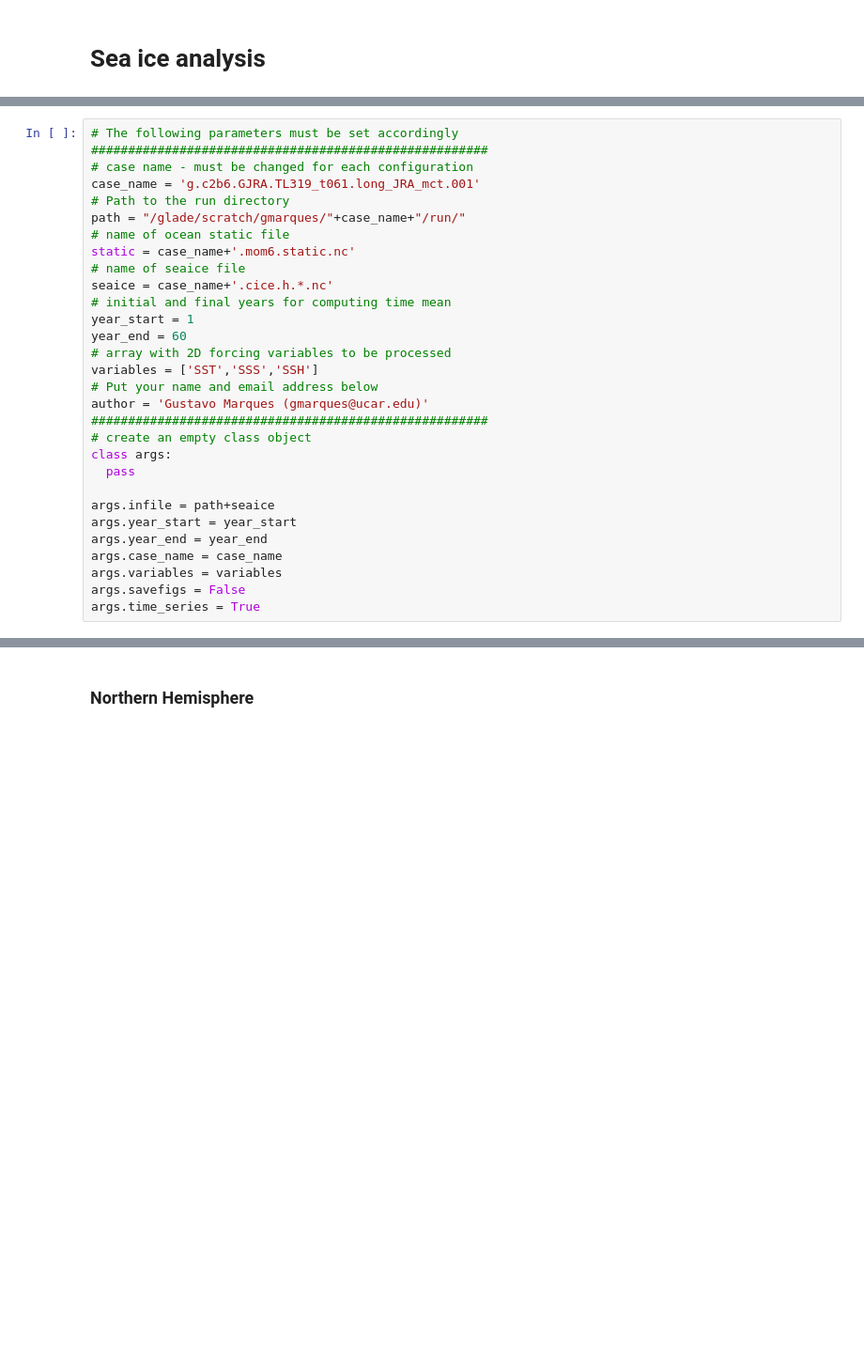
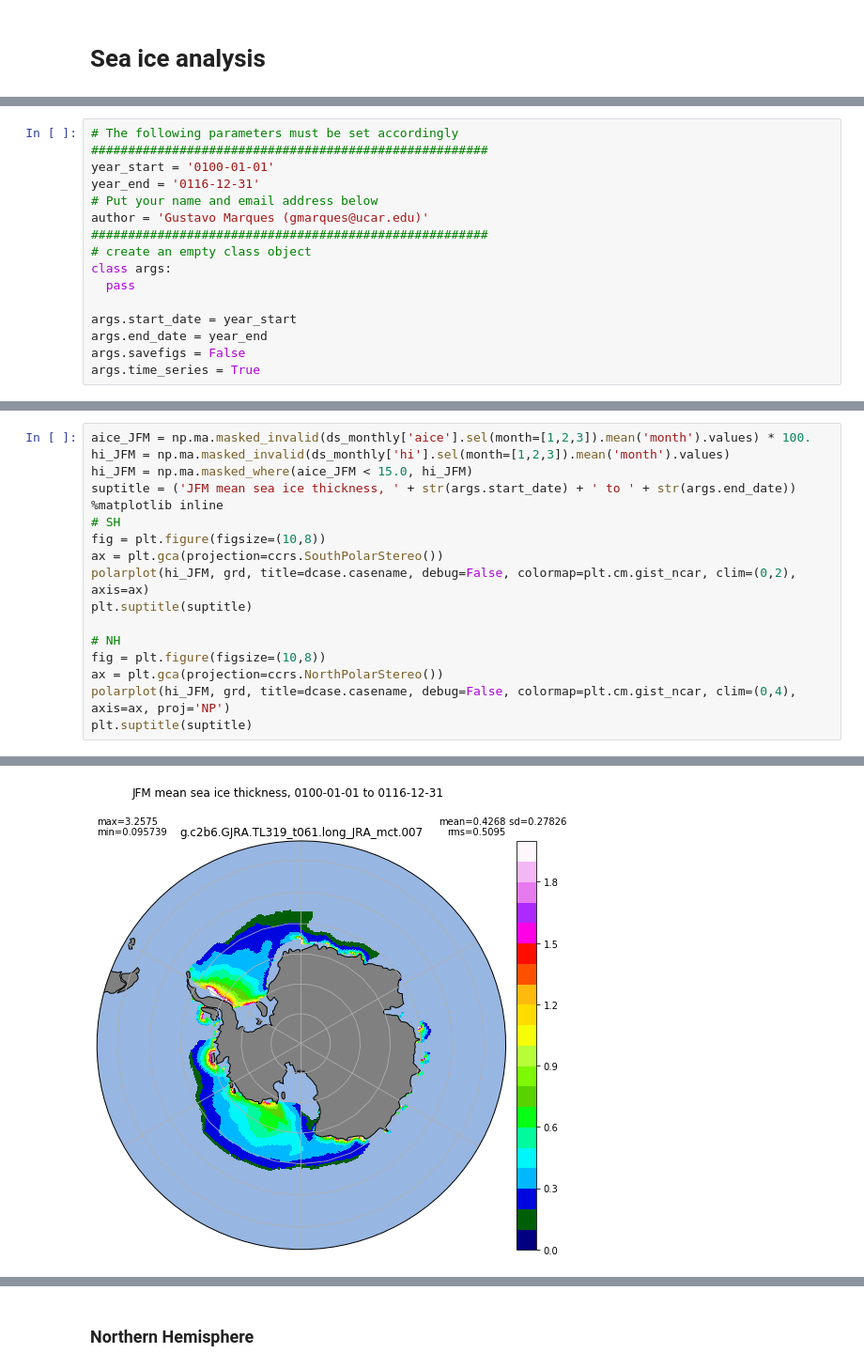
Before and after one commit to NCAR/mom6-tools, a Jupyter notebook: docs/source/examples/seaice.ipynb, the cells around one changed output, grey strips where cells are left out. Shown at 94% size. Cells and saved outputs as stored; diff of their text form; blank space fills up the shorter version.

```diff
--- a/docs/source/examples/seaice.ipynb
+++ b/docs/source/examples/seaice.ipynb
@@ -15,19 +35,8 @@ warnings.filterwarnings("ignore")
 # %%
 # The following parameters must be set accordingly
 ######################################################
-# case name - must be changed for each configuration
-case_name = 'g.c2b6.GJRA.TL319_t061.long_JRA_mct.001'
-# Path to the run directory
-path = "/glade/scratch/gmarques/"+case_name+"/run/"
-# name of ocean static file
-static = case_name+'.mom6.static.nc'
-# name of seaice file
-seaice = case_name+'.cice.h.*.nc'
-# initial and final years for computing time mean
-year_start = 1
-year_end = 60
-# array with 2D forcing variables to be processed
-variables = ['SST','SSS','SSH']
+year_start = '0100-01-01'
+year_end = '0116-12-31'
 # Put your name and email address below
 author = 'Gustavo Marques (gmarques@ucar.edu)'
 ######################################################
@@ -35,10 +44,7 @@ author = 'Gustavo Marques (gmarques@ucar.edu)'
 class args:
   pass
 
-args.infile = path+seaice
-args.year_start = year_start
-args.year_end = year_end
-args.case_name = case_name
-args.variables = variables
+args.start_date = year_start
+args.end_date = year_end
 args.savefigs = False
 args.time_series = True
@@ -64,0 +139,18 @@ polarplot(hi_mean, grd, title=title, debug=False, colormap='RdBu_r')
+# %%
+aice_JFM = np.ma.masked_invalid(ds_monthly['aice'].sel(month=[1,2,3]).mean('month').values) * 100.
+hi_JFM = np.ma.masked_invalid(ds_monthly['hi'].sel(month=[1,2,3]).mean('month').values)
+hi_JFM = np.ma.masked_where(aice_JFM < 15.0, hi_JFM)
+suptitle = ('JFM mean sea ice thickness, ' + str(args.start_date) + ' to ' + str(args.end_date))
+%matplotlib inline
+# SH
+fig = plt.figure(figsize=(10,8))
+ax = plt.gca(projection=ccrs.SouthPolarStereo())
+polarplot(hi_JFM, grd, title=dcase.casename, debug=False, colormap=plt.cm.gist_ncar, clim=(0,2), axis=ax)
+plt.suptitle(suptitle)
+
+# NH
+fig = plt.figure(figsize=(10,8))
+ax = plt.gca(projection=ccrs.NorthPolarStereo())
+polarplot(hi_JFM, grd, title=dcase.casename, debug=False, colormap=plt.cm.gist_ncar, clim=(0,4), axis=ax, proj='NP')
+plt.suptitle(suptitle)
+# %% [output]
@@ -64,0 +158 @@ polarplot(hi_mean, grd, title=title, debug=False, colormap='RdBu_r')
+[figure, added]
```
Also changed, not shown: parts of 34 cells of this notebook, 2 other files.
